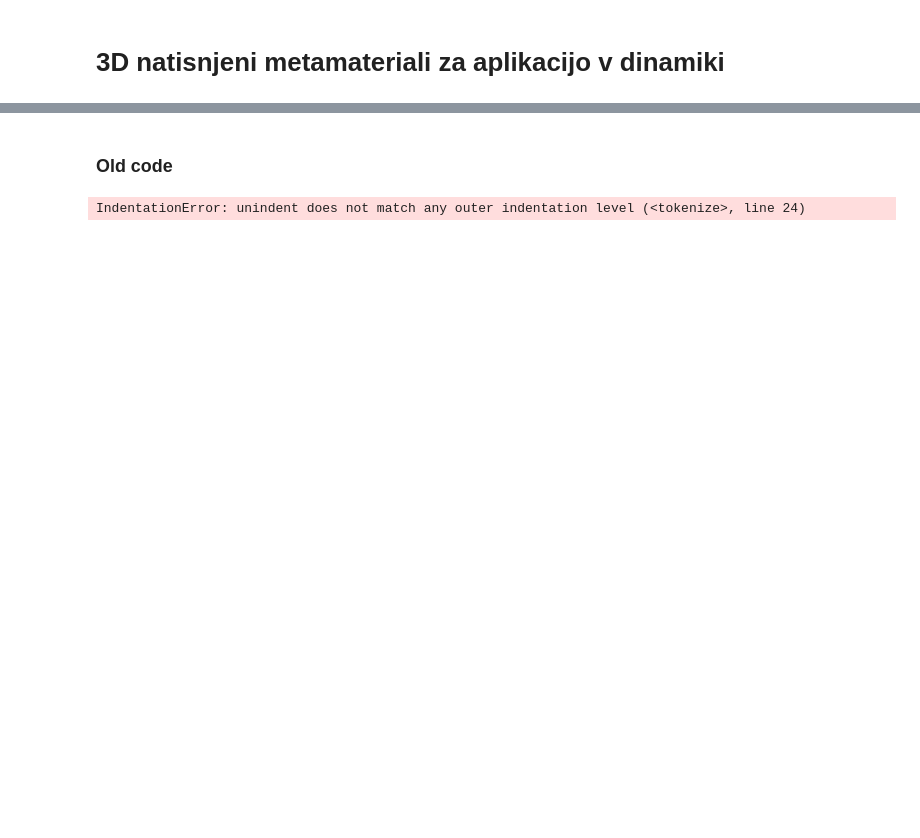
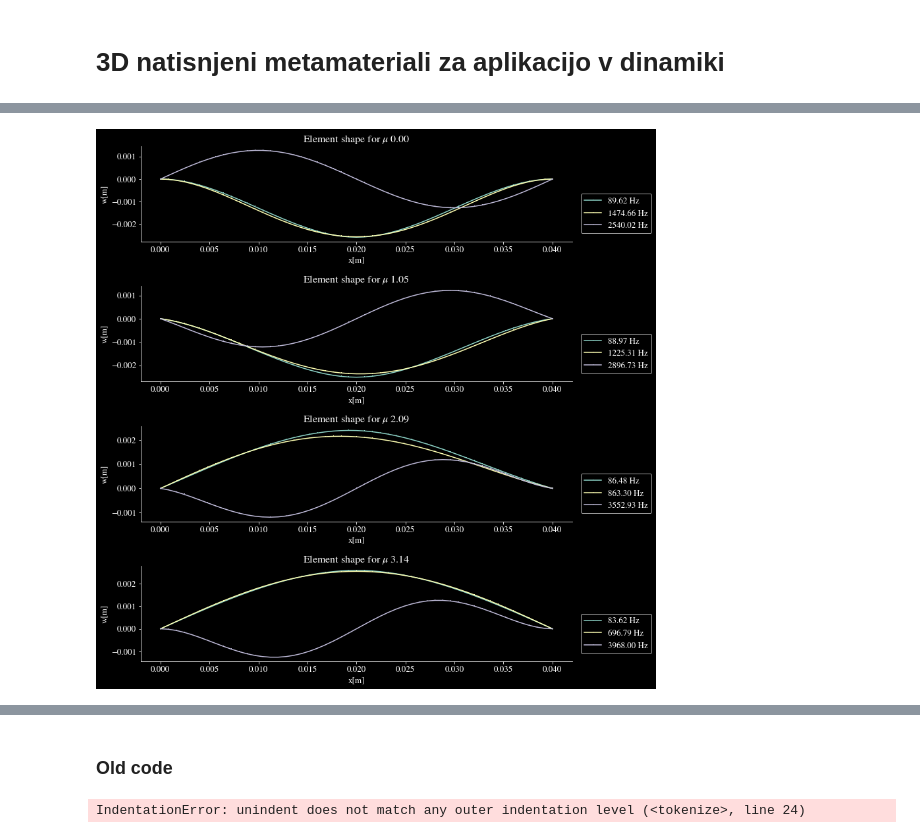
Before and after one commit to pibrnik/metamaterials, a Jupyter notebook: Program.ipynb, the cells around one changed output, grey strips where cells are left out. Drawn from its saved outputs; the diff is of its cells as text; code cells hidden in the pictures; blank space fills up the shorter version.

```diff
--- a/Program.ipynb
+++ b/Program.ipynb
@@ -437 +521,5 @@ w = Kontrola.Dispersion_curves(Mg, Kg, 0, np.pi, n=4)
+# %%
+Kontrola.Visualise_mu(Mg, Kg, n=3, mu_min = 0, mu_max = np.pi, mun = 4, xr = False)
+# %% [output]
+[figure, added]
 # %%
```
Also changed, not shown: parts of 11 cells of this notebook.
